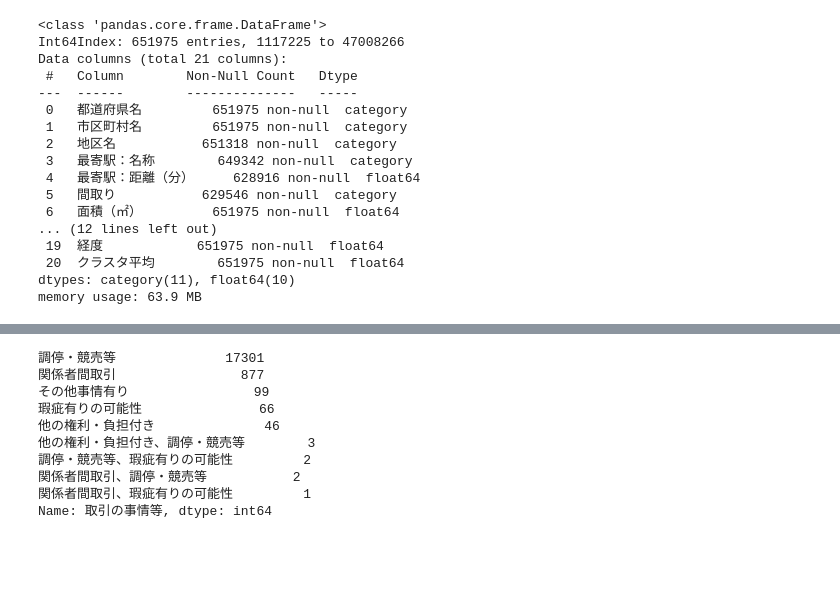
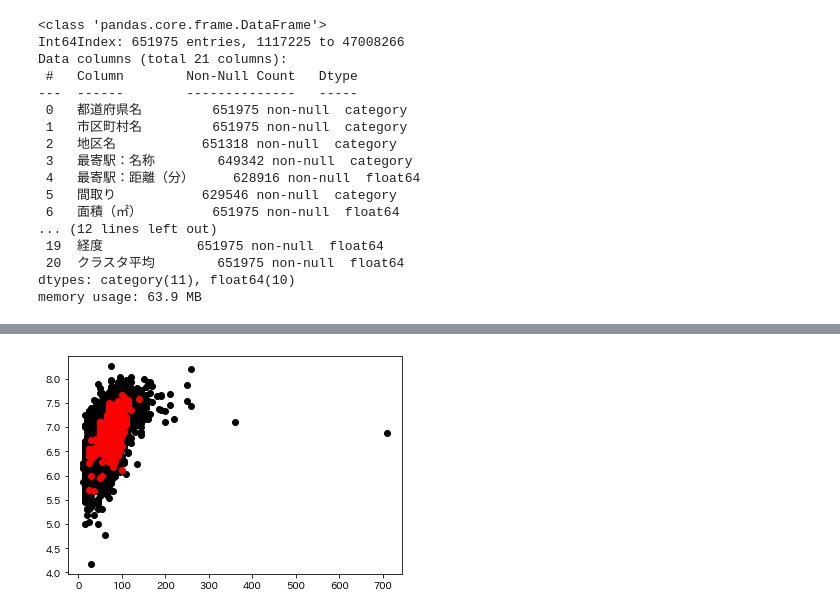
Before and after one commit to jinwatanabe/Docker_gpu_env, a Jupyter notebook: notebook/nishika/old_apartment_2021/07_EDA.ipynb, the cells around one changed output, grey strips where cells are left out. Drawn from its saved outputs; the diff is of its cells as text; code cells hidden in the pictures; blank space fills up the shorter version.

```diff
--- a/notebook/nishika/old_apartment_2021/07_EDA.ipynb
+++ b/notebook/nishika/old_apartment_2021/07_EDA.ipynb
@@ -68,13 +67,0 @@ plt.show()
-# %%
-df["取引の事情等"].value_counts()
-# %% [output]
-調停・競売等              17301
-関係者間取引                877
-その他事情有り                99
-瑕疵有りの可能性               66
-他の権利・負担付き              46
-他の権利・負担付き、調停・競売等        3
-調停・競売等、瑕疵有りの可能性         2
-関係者間取引、調停・競売等           2
-関係者間取引、瑕疵有りの可能性         1
-Name: 取引の事情等, dtype: int64
@@ -80,0 +70,18 @@ Name: 取引の事情等, dtype: int64
+# %%
+import numpy as np
+# 各県の都市部から離れているほうが価格が安い
+# 山梨県
+
+pref = "北海道"
+area = "小樽市"
+
+data =  df[df["都道府県名"]==pref].reset_index()
+
+main = data[data["市区町村名"]==area]
+nmain = data[data["市区町村名"]!=area]
+
+plt.scatter(nmain['面積（㎡）'], nmain['取引価格（総額）_log'], color='black')
+plt.scatter(main['面積（㎡）'], main['取引価格（総額）_log'], color='red')
+plt.show()
+# %% [output]
+[figure, added]
```
Also changed, not shown: parts of 11 cells of this notebook, 1 other file.
